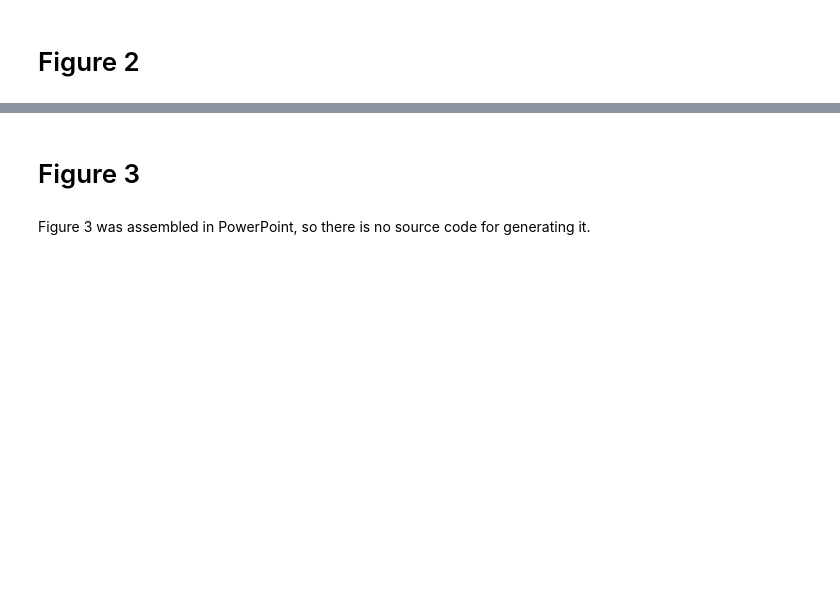
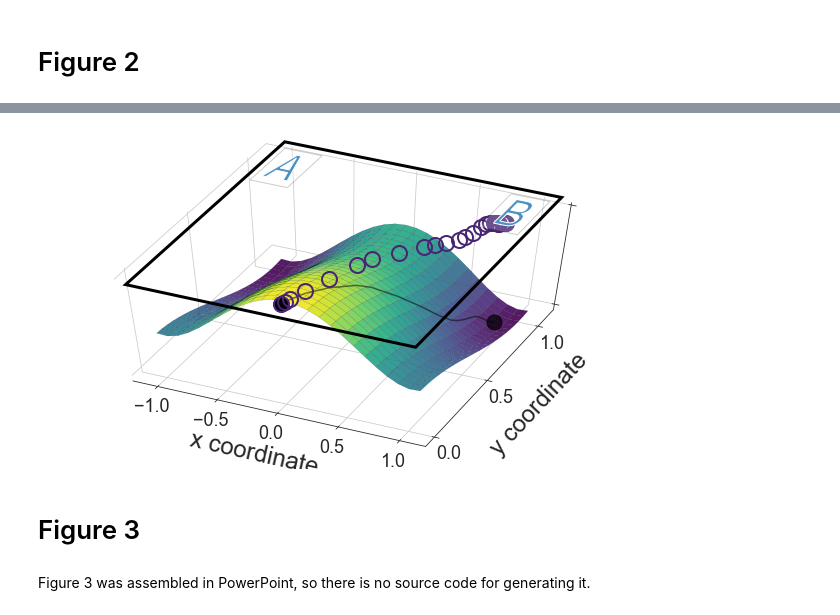
Before and after one commit to cherepaha/PyDLV, a Jupyter notebook: demos/paper_figures.ipynb, the cells around one changed output, grey strips where cells are left out. Saved outputs shown, nothing was run; the diff lists cells and outputs as text; code cells hidden in the pictures; blank space fills up the shorter version.

```diff
--- a/demos/paper_figures.ipynb
+++ b/demos/paper_figures.ipynb
@@ -104,7 +108,7 @@ def plot_baseline_landscape_overlay(dlg, data, subj_id, trial_no):
 
     cmap = cm.viridis
     traj_color = cmap(0.1)
-    trajectory = data.loc[subj_id, trial_no]
+    trajectory = data[(data.subj_id==subj_id) & (data.trial_no==trial_no)]
     z = f(trajectory.x.values, trajectory.y.values)
     if trajectory.x.values[-1]>0:
         z= np.diag(z)
@@ -118,7 +122,7 @@ def plot_baseline_landscape_overlay(dlg, data, subj_id, trial_no):
     ax.plot([0.], [0.], [0.], marker='o', markersize=15, color = 'black', alpha=0.7)
     ax.plot([trajectory.x.values[-1]], [trajectory.y.values[-1]], [z[-1]],
             marker='o', markersize=15, color='black', alpha=0.7)
-
+#
     # draw screen above the surface and choice options on it
     patches = get_choice_patches()
     for patch in patches:
@@ -138,3 +140,4 @@ plot_baseline_landscape_overlay(dlg=dlg, data=data, subj_id=8792, trial_no=13)
+[figure, added]
 # %% [markdown]
 # Figure 3
 # %% [markdown]
```
Also changed, not shown: parts of 9 cells of this notebook, 12 other files.
